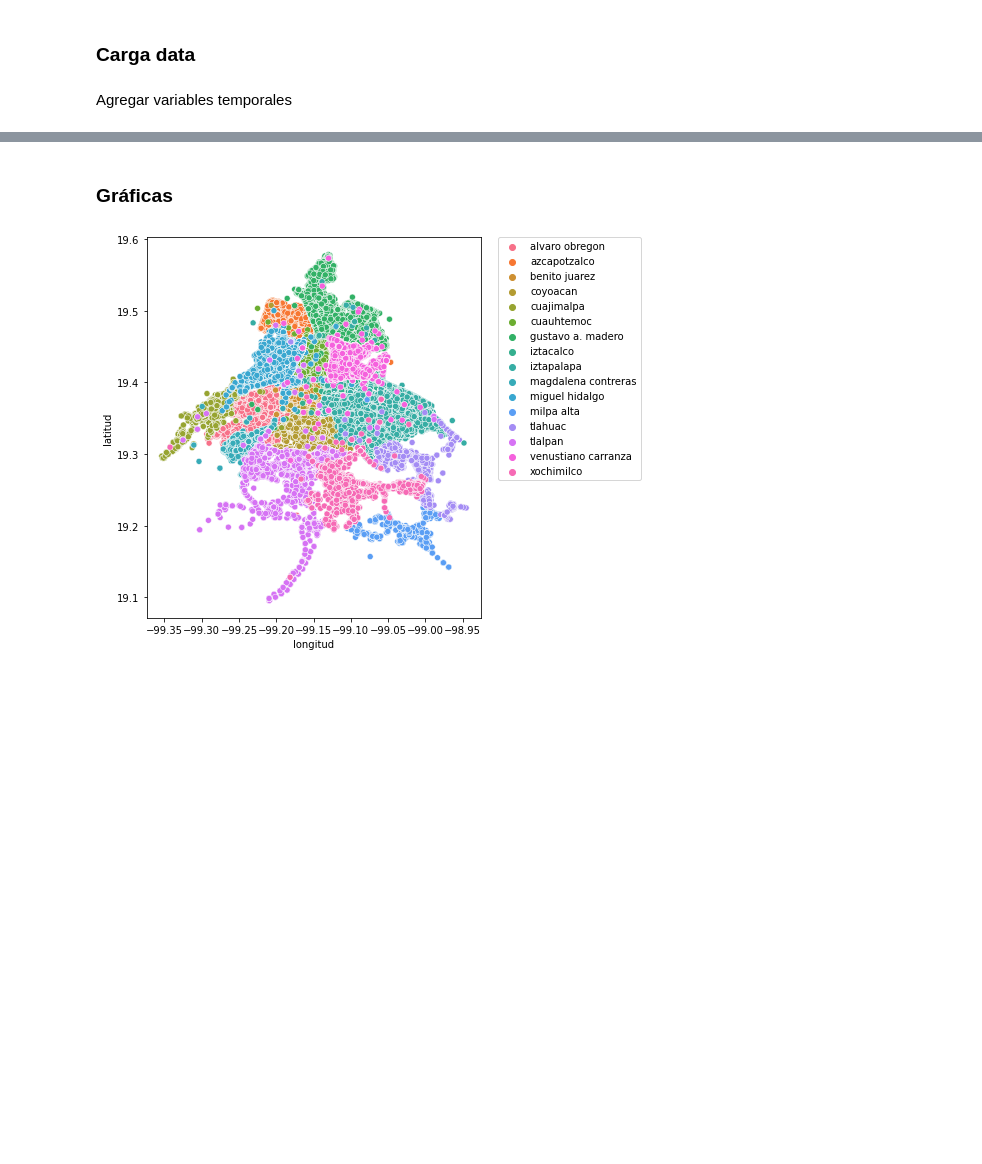
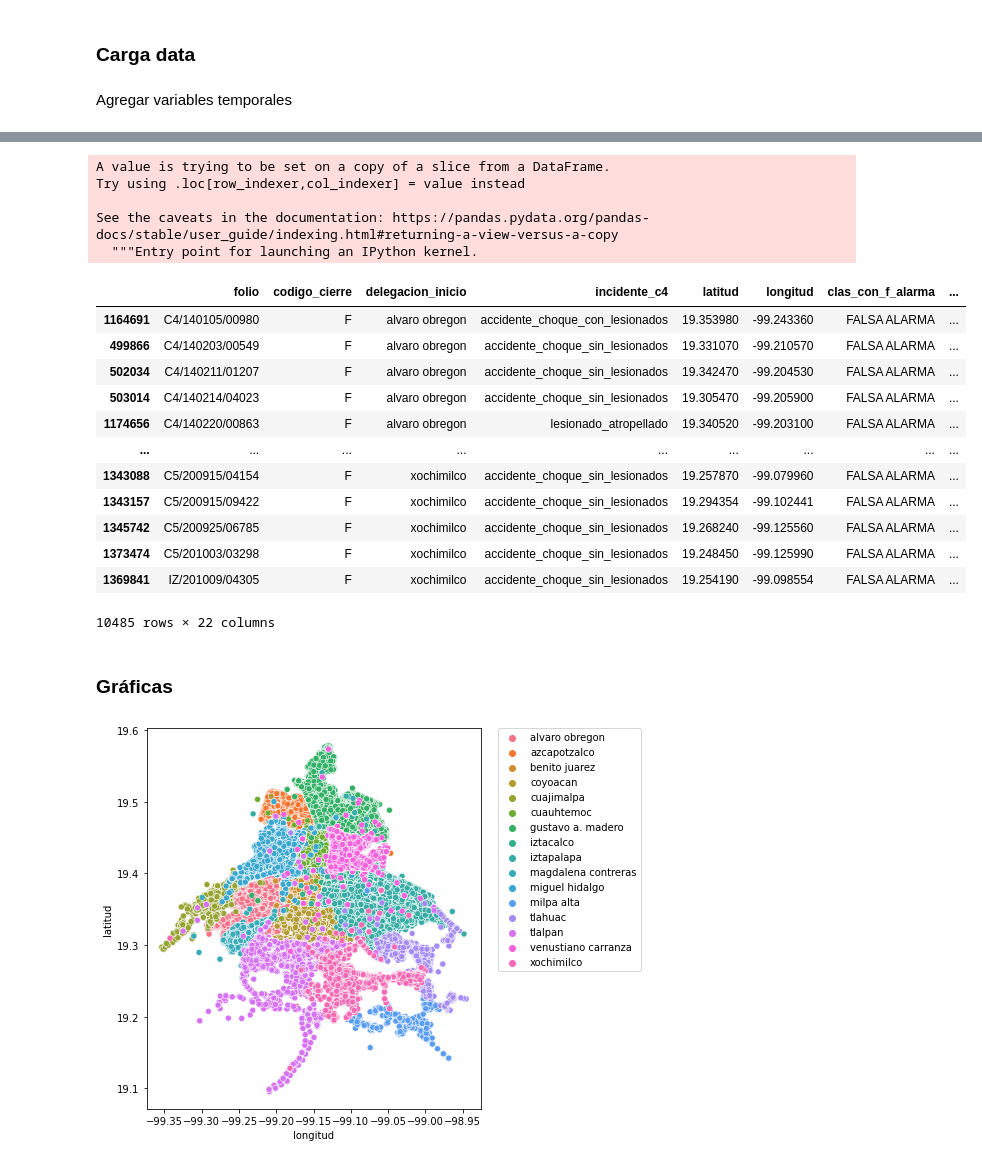
Before and after one commit to mhnk77/proyecto_1_E3_intro_ds, a Jupyter notebook: GEDA.ipynb, the cells around one changed output, grey strips where cells are left out. Drawn from its saved outputs; the diff is of its cells as text; code cells hidden in the pictures; blank space fills up the shorter version.

```diff
--- a/GEDA.ipynb
+++ b/GEDA.ipynb
@@ -34,3 +58,25 @@ data_clean.head()
+# %%
+data_incidentes['label'] = np.where((data_incidentes['codigo_cierre'] == 'N') | (data_incidentes['codigo_cierre'] == 'F') ,1,0 )
+data_incidentes.loc[data_incidentes.codigo_cierre == 'F']
+# %% [output]
+A value is trying to be set on a copy of a slice from a DataFrame.
+Try using .loc[row_indexer,col_indexer] = value instead
+
+See the caveats in the documentation: https://pandas.pydata.org/pandas-docs/stable/user_guide/indexing.html#returning-a-view-versus-a-copy
+  """Entry point for launching an IPython kernel.
+|  | folio | codigo_cierre | delegacion_inicio | incidente_c4 | latitud | longitud | clas_con_f_alarma | ... |
+| 1164691 | C4/140105/00980 | F | alvaro obregon | accidente_choque_con_lesionados | 19.353980 | -99.243360 | FALSA ALARMA | ... |
+| 499866 | C4/140203/00549 | F | alvaro obregon | accidente_choque_sin_lesionados | 19.331070 | -99.210570 | FALSA ALARMA | ... |
+| 502034 | C4/140211/01207 | F | alvaro obregon | accidente_choque_sin_lesionados | 19.342470 | -99.204530 | FALSA ALARMA | ... |
+| 503014 | C4/140214/04023 | F | alvaro obregon | accidente_choque_sin_lesionados | 19.305470 | -99.205900 | FALSA ALARMA | ... |
+| 1174656 | C4/140220/00863 | F | alvaro obregon | lesionado_atropellado | 19.340520 | -99.203100 | FALSA ALARMA | ... |
+| ... | ... | ... | ... | ... | ... | ... | ... | ... |
+| 1343088 | C5/200915/04154 | F | xochimilco | accidente_choque_sin_lesionados | 19.257870 | -99.079960 | FALSA ALARMA | ... |
+| 1343157 | C5/200915/09422 | F | xochimilco | accidente_choque_sin_lesionados | 19.294354 | -99.102441 | FALSA ALARMA | ... |
+| 1345742 | C5/200925/06785 | F | xochimilco | accidente_choque_sin_lesionados | 19.268240 | -99.125560 | FALSA ALARMA | ... |
+| 1373474 | C5/201003/03298 | F | xochimilco | accidente_choque_sin_lesionados | 19.248450 | -99.125990 | FALSA ALARMA | ... |
+| 1369841 | IZ/201009/04305 | F | xochimilco | accidente_choque_sin_lesionados | 19.254190 | -99.098554 | FALSA ALARMA | ... |
+10485 rows × 22 columns
 # %% [markdown]
 ### Gráficas
 # %%
```
Also changed, not shown: parts of 13 cells of this notebook.
